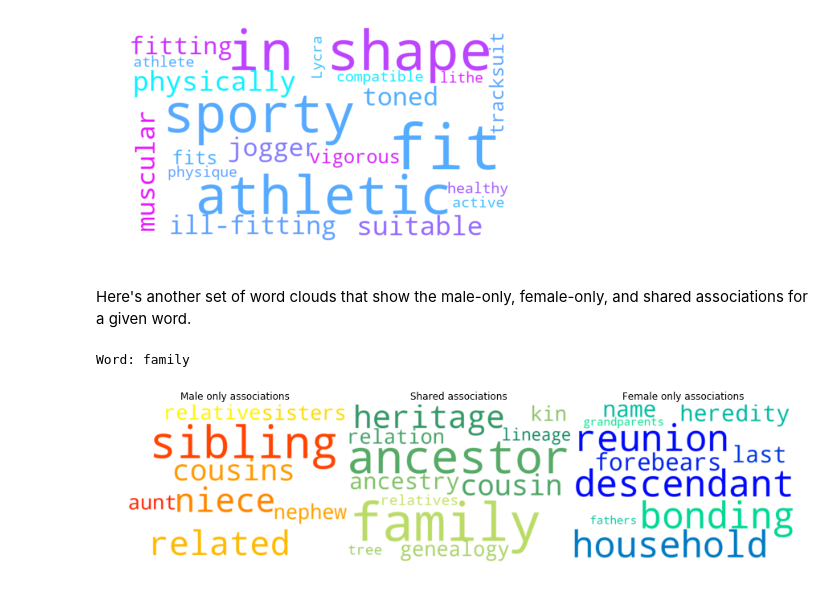
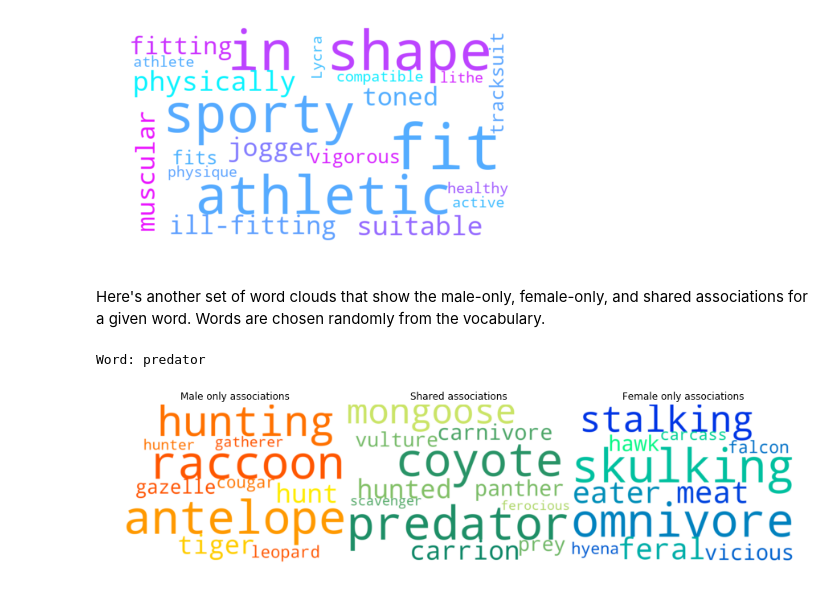
Before and after one commit to qrrble/word-associations, a Jupyter notebook: Word2Vec.ipynb, the cells around one changed output. Saved outputs shown, nothing was run; the diff lists cells and outputs as text; code cells hidden in the pictures.

```diff
--- a/Word2Vec.ipynb
+++ b/Word2Vec.ipynb
@@ -129,9 +131,9 @@ Now that the Word2Vec model is fit, we can try to visualize how the words are cl
 # %%
-# Retrieving all the vectors from the trained model and storing that into X
-X = model[model.wv.vocab]
+# Retrieving all the vectors from the trained model
+word_vectors = model[model.wv.vocab]
 
 # Runs PCA on the word vectors to project these onto a plane
 pca = PCA(n_components=2)
-result = pca.fit_transform(X)
+pca_result = pca.fit_transform(word_vectors)
 # %%
 # Does plotting
@@ -194,0 +216,12 @@ tsne_plot(model)
+# %%
+# Runs PCA on the word vectors reduce the dimensionality first
+pca = PCA(n_components=50)
+pca_result = pca.fit_transform(word_vectors[0:1000])
+print('PCA done')
+
+tsne_model = TSNE(perplexity=100, n_components=2,
+                  init='pca', n_iter=2500, random_state=0)
+tsne_values = tsne_model.fit_transform(pca_result)
+
+x = [value[0] for value in tsne_values]
+y = [value[1] for value in tsne_values]
@@ -241,7 +280,7 @@ Male
 Female
 [figure]
 # %% [markdown]
-Here's another set of word clouds that show the male-only, female-only, and shared associations for a given word.
+Here's another set of word clouds that show the male-only, female-only, and shared associations for a given word. Words are chosen randomly from the vocabulary.
 # %%
 # Plots word clouds of overlaps and differences for male and female subsets for a given word
 def wordcloud_different(input_word, input_model1, input_model2):
@@ -287,33 +326,34 @@ def wordcloud_different(input_word, input_model1, input_model2):
 
     wordcloud_intersection = WordCloud(width=700, height=500, margin=0,
                           colormap="summer",
                           background_color="white")
     wordcloud_intersection.generate(words_intersection_str)
 
     plt.figure(figsize=(15, 10))
 
     plt.subplot(131, frameon=False)
     plt.imshow(wordcloud_words1_exclusive, interpolation="bilinear")
     plt.axis("off")
     plt.title('Male only associations')
 
     plt.subplot(132, frameon=False)
     plt.imshow(wordcloud_intersection, interpolation="bilinear")
     plt.axis("off")
     plt.title('Shared associations')
 
     plt.subplot(133, frameon=False)
     plt.imshow(wordcloud_words2_exclusive, interpolation="bilinear")
     plt.title('Female only associations')
 
     plt.axis("off")
     plt.margins(x=0, y=0)
     plt.subplots_adjust(wspace=0, hspace=0.5)
     plt.show()
 
-word_choice = 'family'
+#word_choice = 'family'
+word_choice = random.choice(vocabulary)
 print('Word:',word_choice)
 wordcloud_different(word_choice, model_m, model_f)
 # %% [output]
-Word: family
+Word: predator
-[figure, old version]
+[figure, new version]
```
Also changed, not shown: parts of 16 cells of this notebook, 2 other files.
